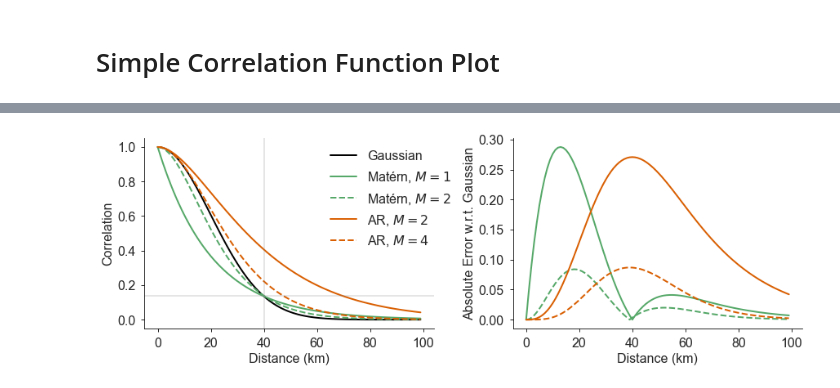
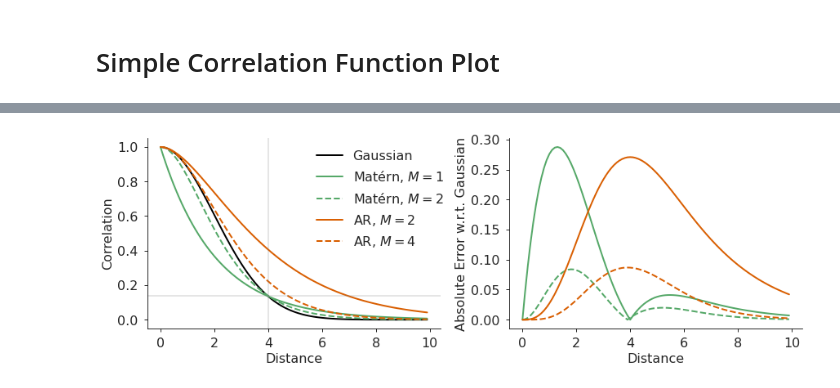
Before and after one commit to timothyas/generic-matern-covariance, a Jupyter notebook: src/correlation_comparison.ipynb, the cells around one changed output, grey strips where cells are left out. Saved outputs shown, nothing was run; the diff lists cells and outputs as text; code cells hidden in the pictures.

Commit message:
fixed correlation comparison plot

```diff
--- a/src/correlation_comparison.ipynb
+++ b/src/correlation_comparison.ipynb
@@ -40,8 +40,8 @@ def ar(x, n_range, m):
     summ = np.sum([beta(j,m)*(x/L)**j for j in range(1,m)], axis=0)
     return (1 + summ) * np.exp(-x / L)
 # %%
-rho_hat = 40
-x = np.arange(100)
+rho_hat = 4
+x = np.arange(0,10,0.1)
 # %%
 g = gaussian(x, rho_hat)
 # %%
@@ -78,13 +78,13 @@ for m, ls in zip([2,4],linestyles):
     axs[1].plot(x, y, ls=ls, color=color)
     print("AR: m, error.max", m, y.max())
 
-[ax.set(xlabel='Distance (km)') for ax in axs]
+[ax.set(xlabel='Distance') for ax in axs]
 axs[0].set(ylabel="Correlation")
 axs[1].set(ylabel="Absolute Error w.r.t. Gaussian")
 
 axs[0].axhline(y=0.14, color='gray', alpha=.2)
 axs[0].axvline(x=rho_hat, color='gray', alpha=.2)
-axs[0].legend(bbox_to_anchor=(1.1,1.))
+axs[0].legend(bbox_to_anchor=(1.05,1.))
 fig.savefig(f"../figures/correlation_comparison.pdf", bbox_inches='tight')
 # %% [output]
 Matern: m, error.max 1.0 0.28752587190687084
@@ -94 +94 @@ AR: m, error.max 4 0.08683829061184328
-[figure, old version]
+[figure, new version]
```
Also changed, not shown: parts of 1 cell of this notebook, 1 other file.
